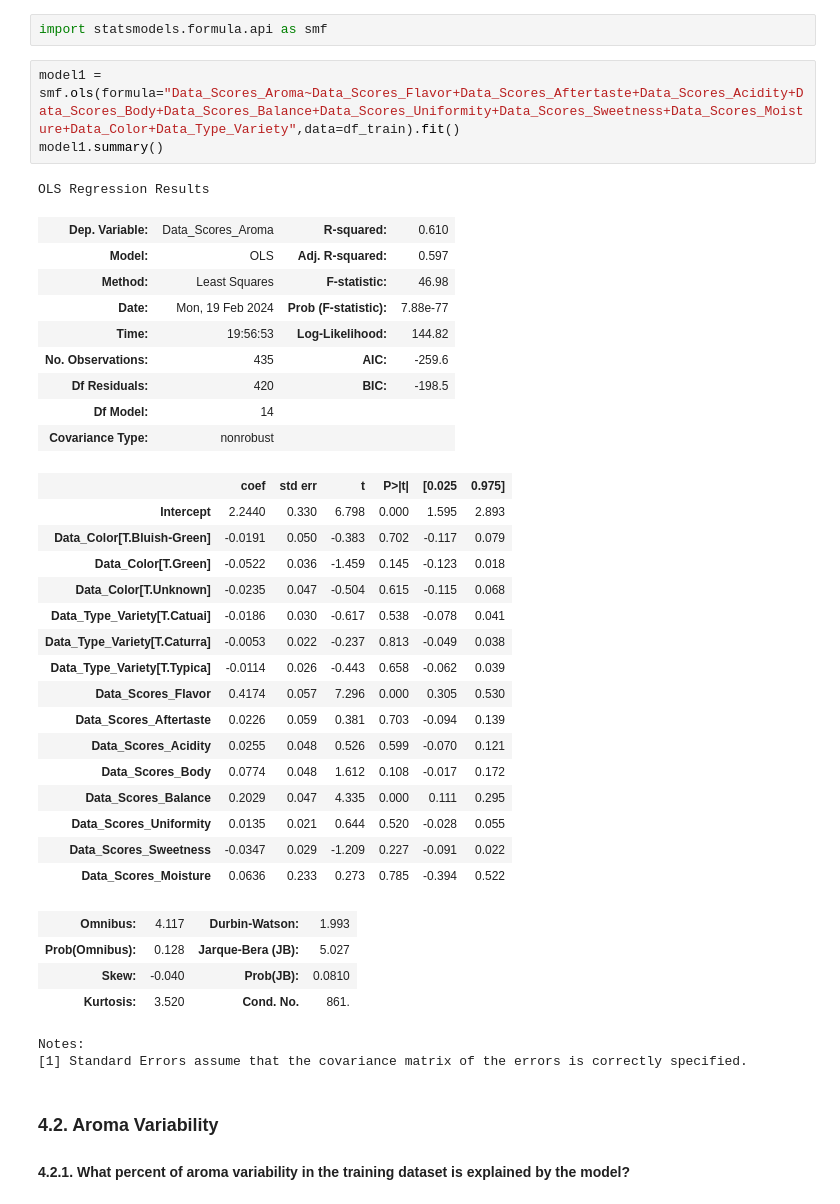
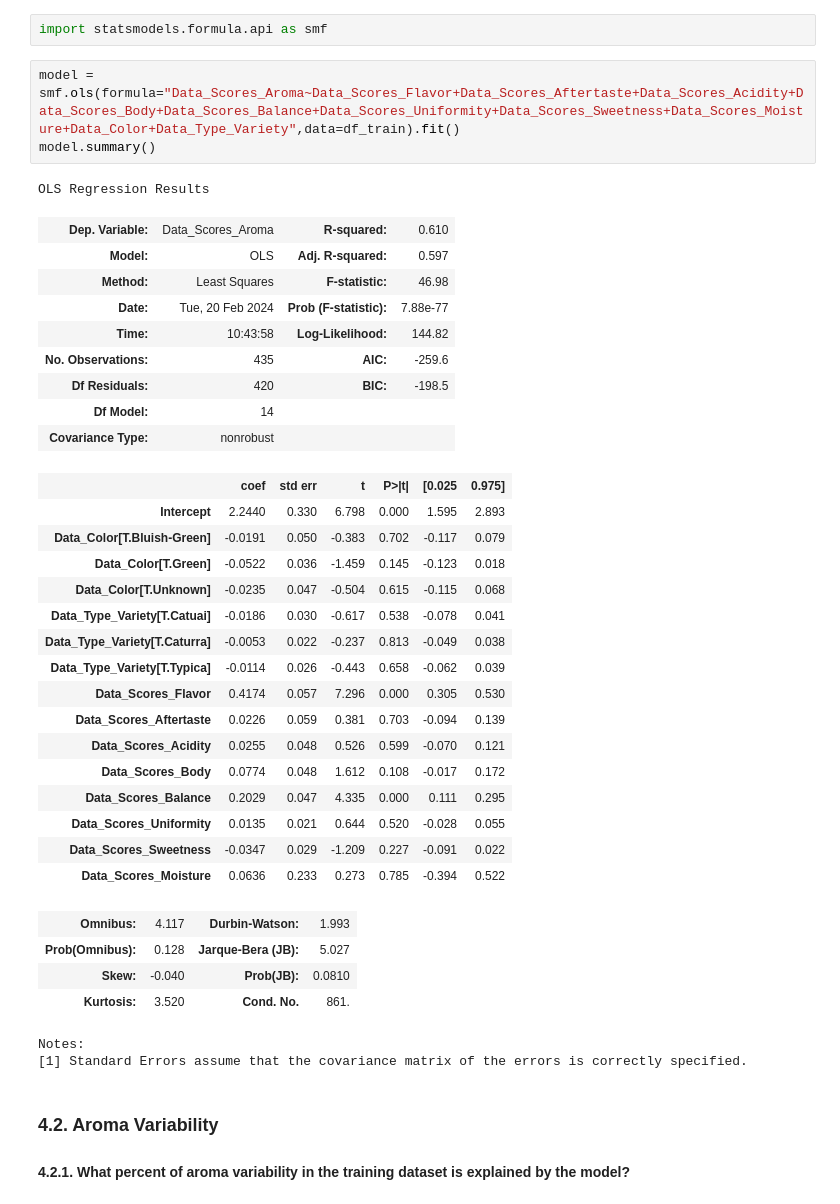
Before and after one commit to ryguy2k4/stat207, a Jupyter notebook: lab_05/lab_05_individual.ipynb, the cells around one changed output. Cells and saved outputs as stored; diff of their text form.

```diff
--- a/lab_05/lab_05_individual.ipynb
+++ b/lab_05/lab_05_individual.ipynb
@@ -421,15 +421,15 @@ Fit this model with your training dataset. Display the summary output table for
 # %%
 import statsmodels.formula.api as smf
 # %%
-model1 = smf.ols(formula="Data_Scores_Aroma~Data_Scores_Flavor+Data_Scores_Aftertaste+Data_Scores_Acidity+Data_Scores_Body+Data_Scores_Balance+Data_Scores_Uniformity+Data_Scores_Sweetness+Data_Scores_Moisture+Data_Color+Data_Type_Variety",data=df_train).fit()
-model1.summary()
+model = smf.ols(formula="Data_Scores_Aroma~Data_Scores_Flavor+Data_Scores_Aftertaste+Data_Scores_Acidity+Data_Scores_Body+Data_Scores_Balance+Data_Scores_Uniformity+Data_Scores_Sweetness+Data_Scores_Moisture+Data_Color+Data_Type_Variety",data=df_train).fit()
+model.summary()
 # %% [output]
 OLS Regression Results
 | Dep. Variable: | Data_Scores_Aroma | R-squared: | 0.610 |
 | Model: | OLS | Adj. R-squared: | 0.597 |
 | Method: | Least Squares | F-statistic: | 46.98 |
-| Date: | Mon, 19 Feb 2024 | Prob (F-statistic): | 7.88e-77 |
-| Time: | 19:56:53 | Log-Likelihood: | 144.82 |
+| Date: | Tue, 20 Feb 2024 | Prob (F-statistic): | 7.88e-77 |
+| Time: | 10:43:58 | Log-Likelihood: | 144.82 |
 | No. Observations: | 435 | AIC: | -259.6 |
 | Df Residuals: | 420 | BIC: | -198.5 |
 | Df Model: | 14 |  |  |
```
Also changed, not shown: parts of 18 cells of this notebook.
